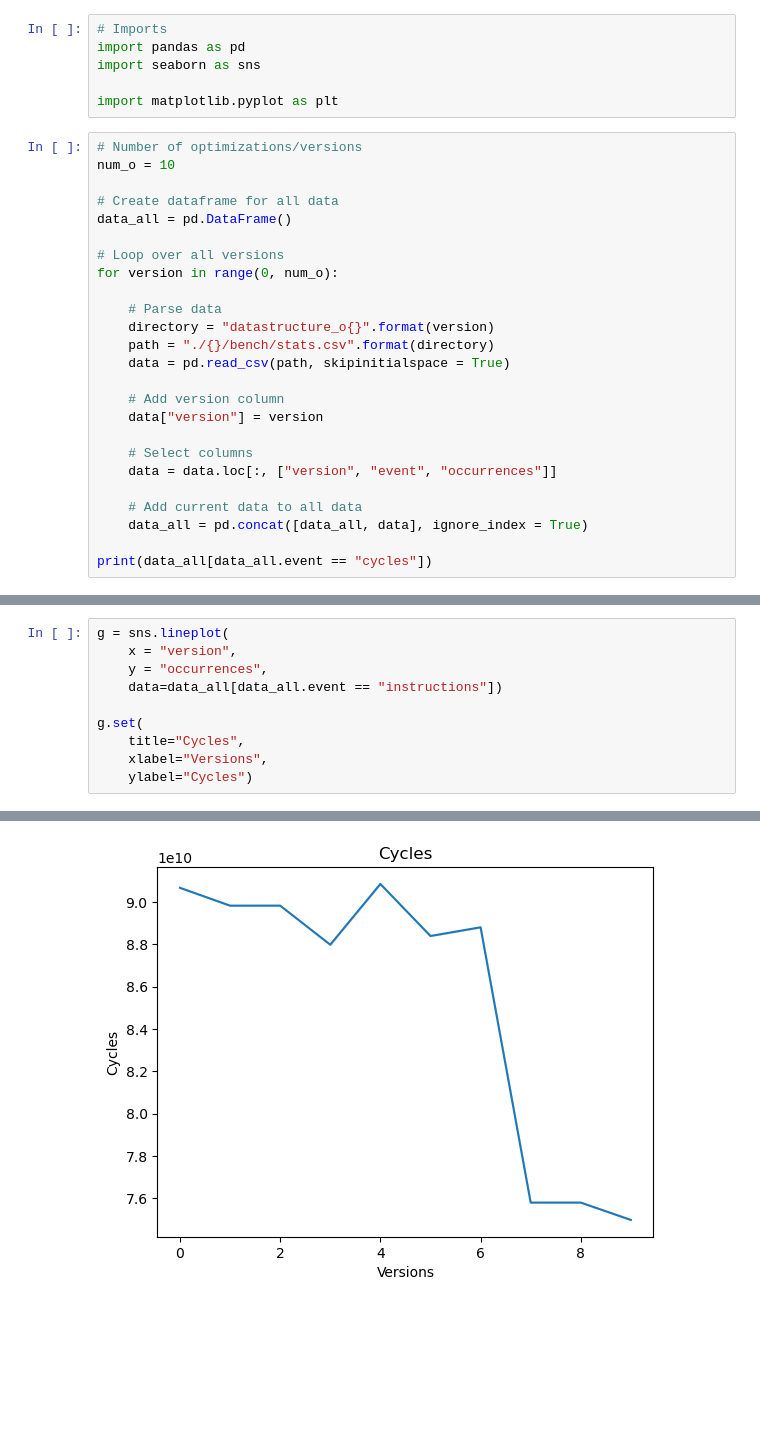
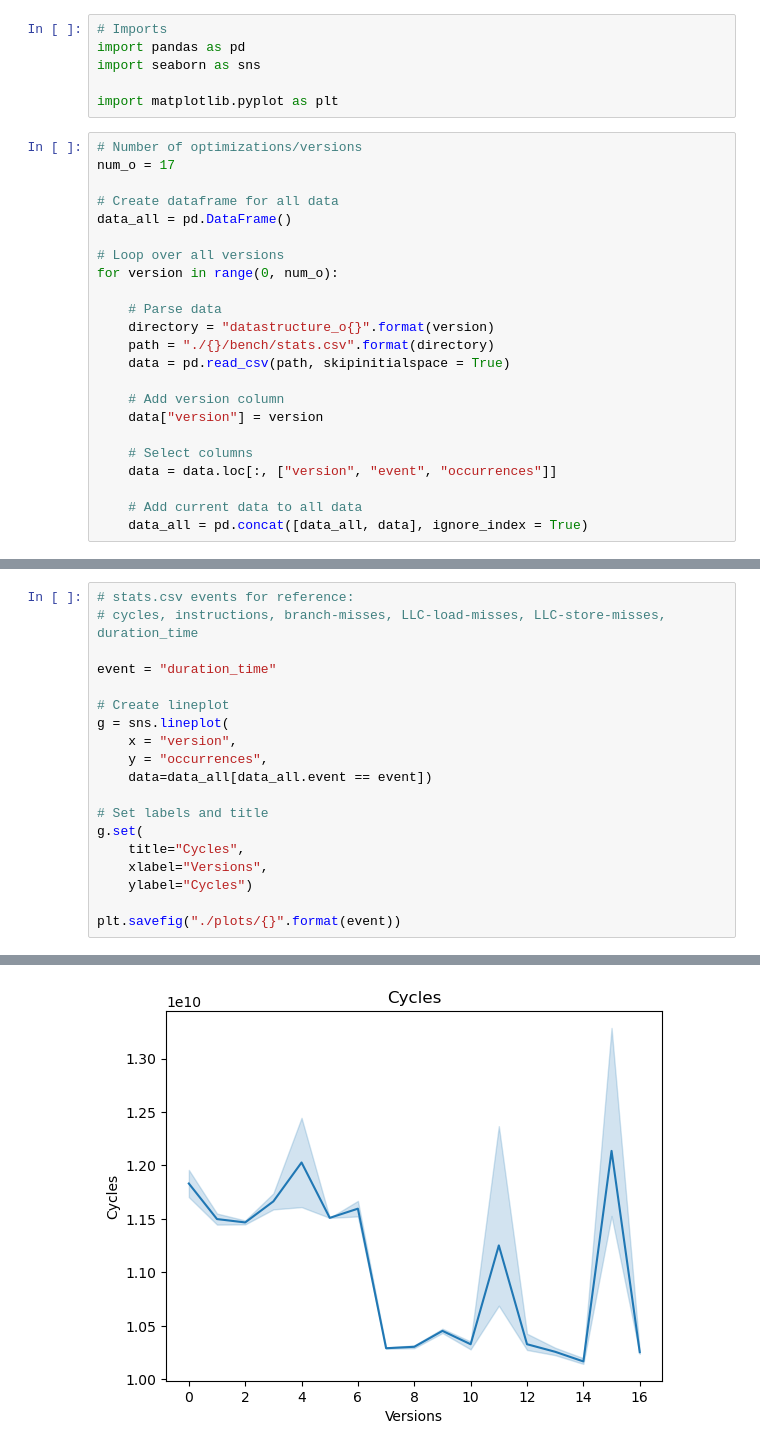
Before and after one commit to Naexon/EP-2022WS, a Jupyter notebook: statistics.ipynb, the cells around one changed output, grey strips where cells are left out. Cells and saved outputs as stored; diff of their text form; blank space fills up the shorter version.

```diff
--- a/statistics.ipynb
+++ b/statistics.ipynb
@@ -6,7 +6,7 @@ import seaborn as sns
 import matplotlib.pyplot as plt
 # %%
 # Number of optimizations/versions
-num_o = 10
+num_o = 17
 
 # Create dataframe for all data
 data_all = pd.DataFrame()
@@ -27,5 +27,3 @@ for version in range(0, num_o):
 
     # Add current data to all data
     data_all = pd.concat([data_all, data], ignore_index = True)
-
-print(data_all[data_all.event == "cycles"])
@@ -50,11 +30,20 @@ print(data_all[data_all.event == "cycles"])
 # %%
+# stats.csv events for reference:
+# cycles, instructions, branch-misses, LLC-load-misses, LLC-store-misses, duration_time
+
+event = "duration_time"
+
+# Create lineplot
 g = sns.lineplot(
     x = "version",
     y = "occurrences",
-    data=data_all[data_all.event == "instructions"])
+    data=data_all[data_all.event == event])
 
+# Set labels and title
 g.set(
     title="Cycles",
     xlabel="Versions",
     ylabel="Cycles")
+
+plt.savefig("./plots/{}".format(event))
 # %% [output]
@@ -62 +50 @@ g.set(
-[figure, old version]
+[figure, new version]
```
Also changed, not shown: parts of 2 cells of this notebook, 1 other file.
